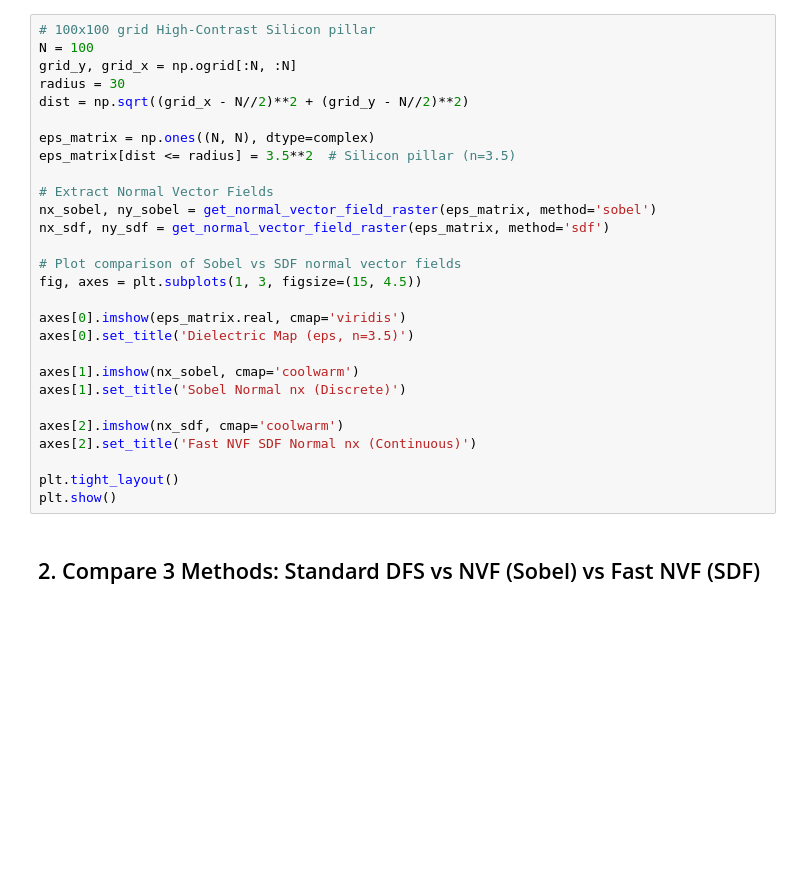
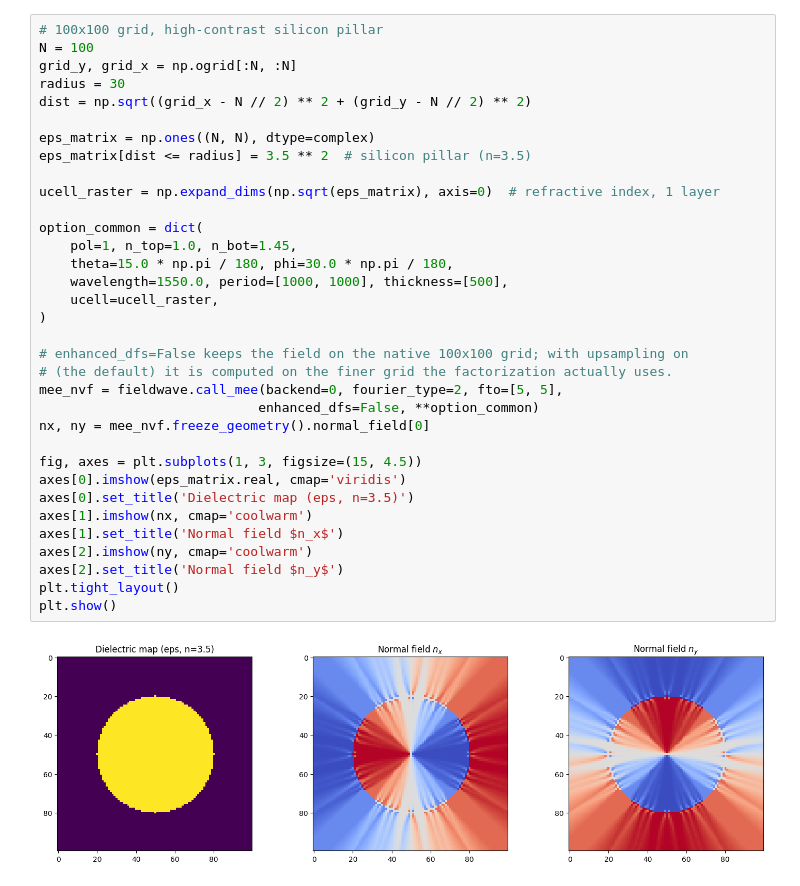
Before and after one commit to fieldalgo/wavebit, a Jupyter notebook: tutorials/04-nvf-fourier-factorization.ipynb, the cells around one changed output. Cells and saved outputs as stored; diff of their text form; blank space fills up the shorter version.

```diff
--- a/tutorials/04-nvf-fourier-factorization.ipynb
+++ b/tutorials/04-nvf-fourier-factorization.ipynb
@@ -17,30 +26,36 @@ from fieldwave.on_numpy.emsolver.nvf import get_normal_vector_field_raster, to_c
 # %%
-# 100x100 grid High-Contrast Silicon pillar
+# 100x100 grid, high-contrast silicon pillar
 N = 100
 grid_y, grid_x = np.ogrid[:N, :N]
 radius = 30
-dist = np.sqrt((grid_x - N//2)**2 + (grid_y - N//2)**2)
+dist = np.sqrt((grid_x - N // 2) ** 2 + (grid_y - N // 2) ** 2)
 
 eps_matrix = np.ones((N, N), dtype=complex)
-eps_matrix[dist <= radius] = 3.5**2  # Silicon pillar (n=3.5)
+eps_matrix[dist <= radius] = 3.5 ** 2  # silicon pillar (n=3.5)
 
-# Extract Normal Vector Fields
-nx_sobel, ny_sobel = get_normal_vector_field_raster(eps_matrix, method='sobel')
-nx_sdf, ny_sdf = get_normal_vector_field_raster(eps_matrix, method='sdf')
+ucell_raster = np.expand_dims(np.sqrt(eps_matrix), axis=0)  # refractive index, 1 layer
 
-# Plot comparison of Sobel vs SDF normal vector fields
+option_common = dict(
+    pol=1, n_top=1.0, n_bot=1.45,
+    theta=15.0 * np.pi / 180, phi=30.0 * np.pi / 180,
+    wavelength=1550.0, period=[1000, 1000], thickness=[500],
+    ucell=ucell_raster,
+)
+
+# enhanced_dfs=False keeps the field on the native 100x100 grid; with upsampling on
+# (the default) it is computed on the finer grid the factorization actually uses.
+mee_nvf = fieldwave.call_mee(backend=0, fourier_type=2, fto=[5, 5],
+                            enhanced_dfs=False, **option_common)
+nx, ny = mee_nvf.freeze_geometry().normal_field[0]
+
 fig, axes = plt.subplots(1, 3, figsize=(15, 4.5))
-
 axes[0].imshow(eps_matrix.real, cmap='viridis')
-axes[0].set_title('Dielectric Map (eps, n=3.5)')
-
-axes[1].imshow(nx_sobel, cmap='coolwarm')
-axes[1].set_title('Sobel Normal nx (Discrete)')
-
-axes[2].imshow(nx_sdf, cmap='coolwarm')
-axes[2].set_title('Fast NVF SDF Normal nx (Continuous)')
-
+axes[0].set_title('Dielectric map (eps, n=3.5)')
+axes[1].imshow(nx, cmap='coolwarm')
+axes[1].set_title('Normal field $n_x$')
+axes[2].imshow(ny, cmap='coolwarm')
+axes[2].set_title('Normal field $n_y$')
 plt.tight_layout()
 plt.show()
+# %% [output]
+[figure, added]
-# %% [markdown]
-## 2. Compare 3 Methods: Standard DFS vs NVF (Sobel) vs Fast NVF (SDF)
```
Also changed, not shown: parts of 7 cells of this notebook, 1 other file.
